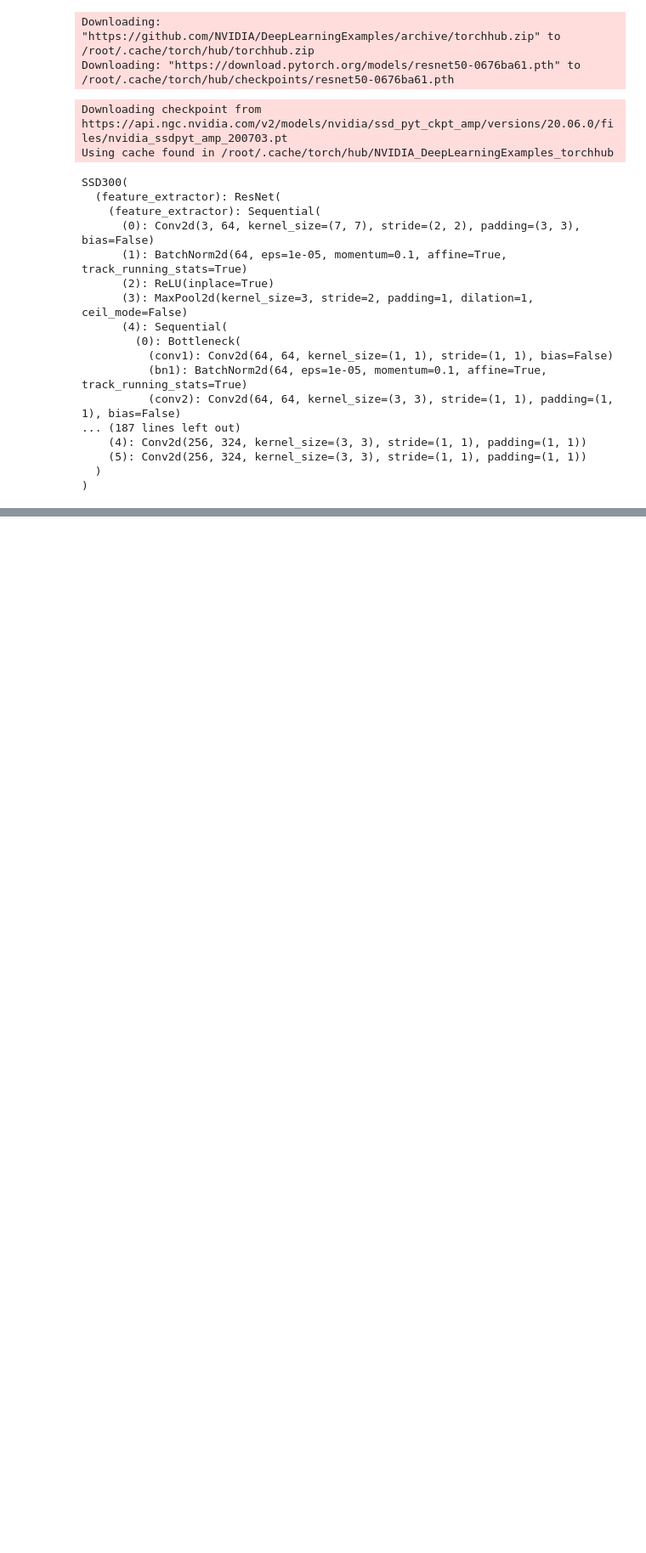
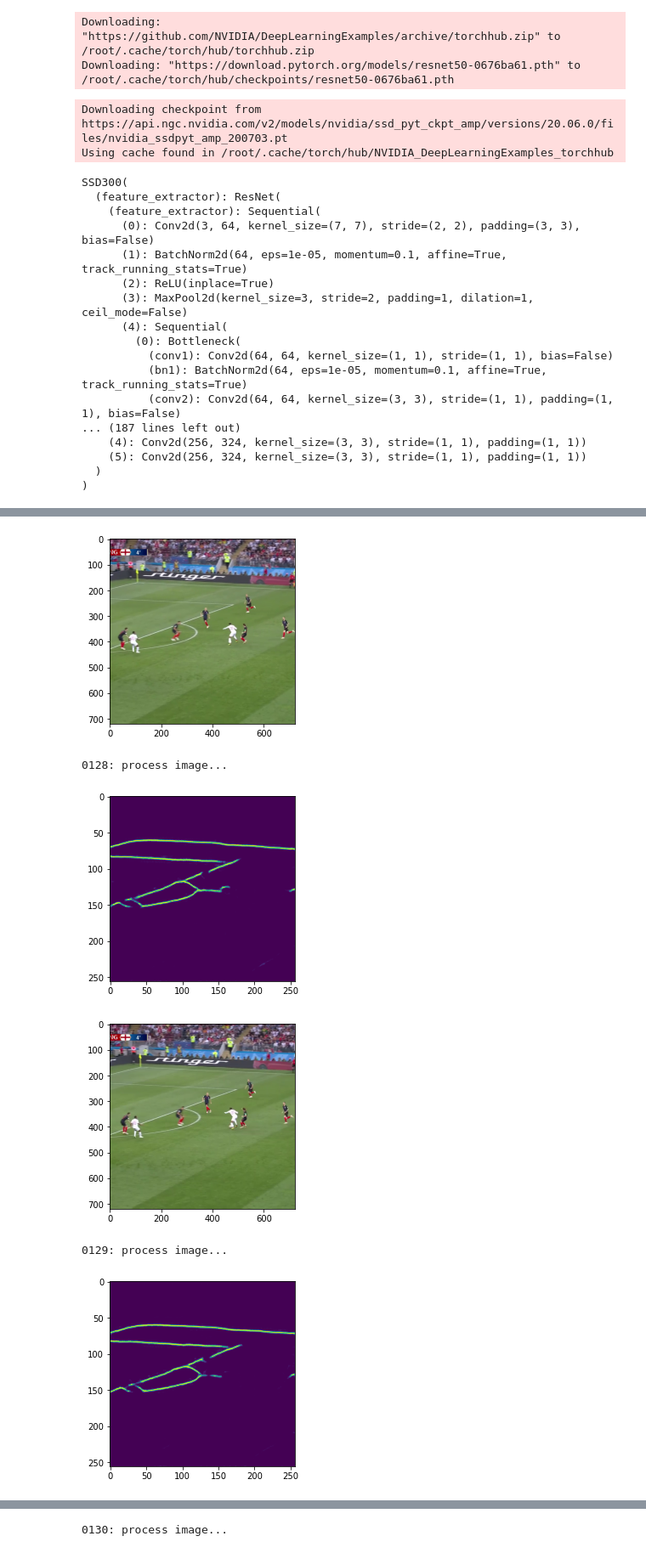
Before and after one commit to DiscoveredGoal/soccer-line-detection, a Jupyter notebook: soccer-line-detection.ipynb, the cells around one changed output, grey strips where cells are left out. Shown at 85% size. Cells and saved outputs as stored; diff of their text form; code cells hidden in the pictures; blank space fills up the shorter version.

```diff
--- a/soccer-line-detection.ipynb
+++ b/soccer-line-detection.ipynb
@@ -144,7 +274,8 @@ def prepare_input_from_PIL(PIL_img):
 # %%
 def is_longview(img, ssd_model) -> bool:
     img = cv2.resize(img, (455, 256))
-    cv2.imshow("input", img)
+    # plt.imshow(img)
+    # plt.show()
     height, width, _ = img.shape
     hsv = cv2.cvtColor(img, cv2.COLOR_BGR2HSV)
 
@@ -155,10 +286,10 @@ def is_longview(img, ssd_model) -> bool:
     field_mask = cv2.inRange(hsv, (h_lower, 0, 50), (h_upper, 255,255))
     persons = 5
     is_field = (np.sum(field_mask)/(width*height)/255 > thres)
-#     if is_field:
-#         inputs = [prepare_input_from_PIL(img)]
-#         tensor = utils.prepare_tensor(inputs, precision == 'fp16').to('cuda')
-#         persons = SSD(tensor, ssd_model)
+    if is_field:
+        inputs = [prepare_input_from_PIL(img)]
+        tensor = utils.prepare_tensor(inputs, precision == 'fp16').to('cuda')
+        persons = SSD(tensor, ssd_model)
 
     return is_field and persons > 3
 # %%
@@ -215,0 +365,32 @@ NameError: ignored
+# %%
+cap = cv2.VideoCapture("./videos/engVsCroTrim.mp4")
+counter = 0
+para = None
+para_ret = None
+while(True):
+    counter += 1
+    ret, frame = cap.read()
+    if frame is None:
+        break
+    if is_longview(frame, ssd_model):
+        img = Image.fromarray(cv2.cvtColor(frame, cv2.COLOR_BGR2RGB))
+        w, h = img.size
+        box = (int(w/2-h/2), 0, int(w/2+h/2), h)
+        img = img.crop(box)
+        plt.imshow(img)
+        plt.show()
+        transform = get_transform(opt)
+        input_img = transform(img)
+        input_img = {'A':input_img.unsqueeze(0), 'A_paths': ""}
+        GAN_line_detection(input_img, counter)
+
+# When everything done, release the capture
+cap.release()
+cv2.destroyAllWindows()
+# %% [output]
+[figure, added]
+0128: process image...
+[figure, added]
+[figure, added]
+0129: process image...
+[figure, added]
@@ -215,0 +398 @@ NameError: ignored
+0130: process image...
```
Also changed, not shown: parts of 16 cells of this notebook.
